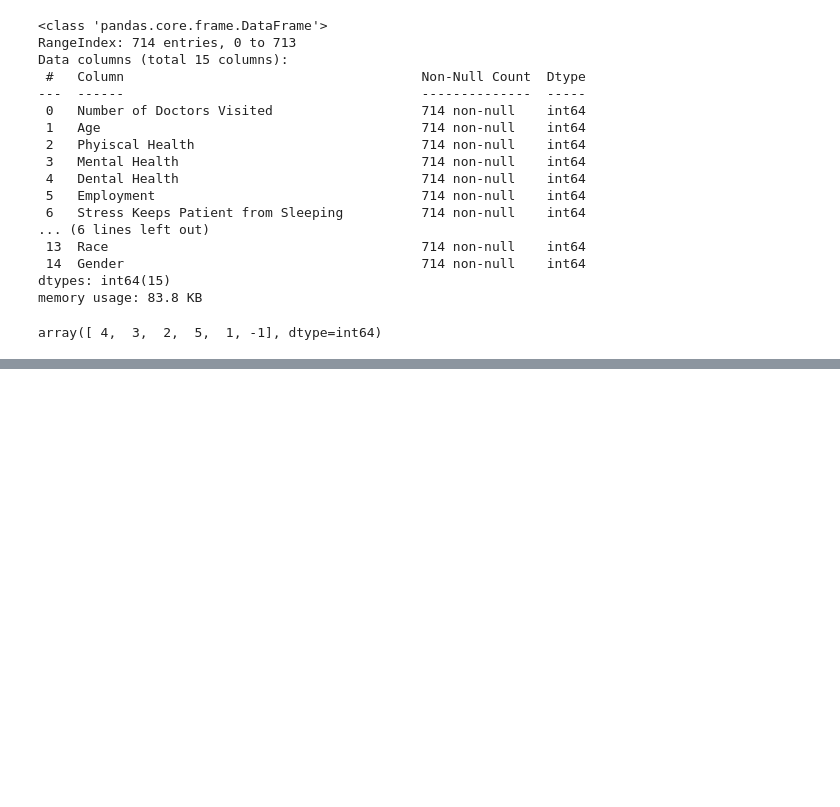
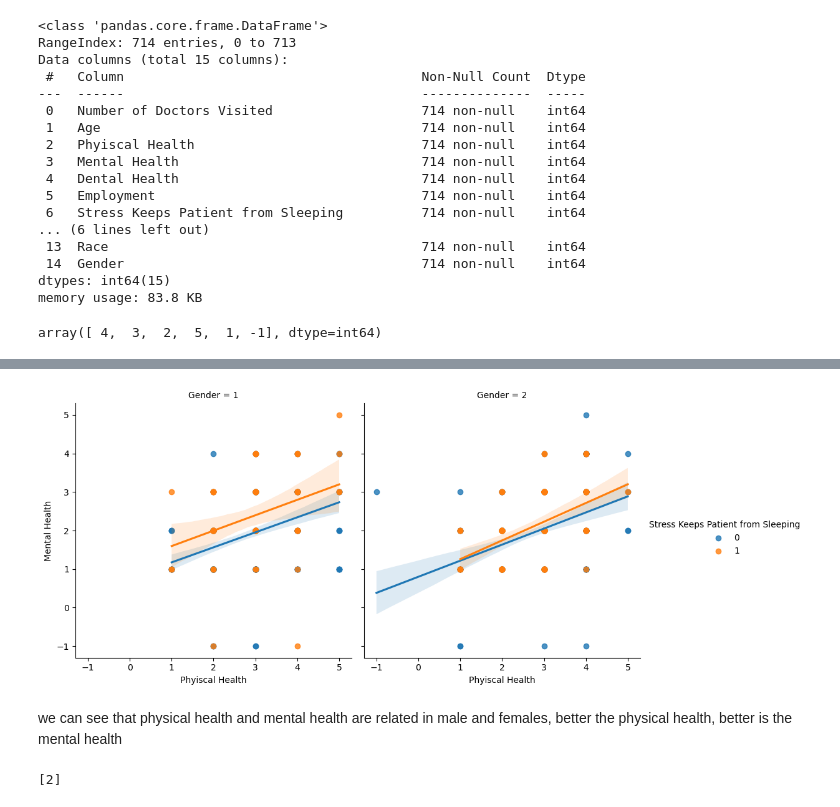
Before and after one commit to Graciele89/UCD_MachineLearning, a Jupyter notebook: early_data_analyses.ipynb, the cells around one changed output, grey strips where cells are left out. Saved outputs shown, nothing was run; the diff lists cells and outputs as text; code cells hidden in the pictures; blank space fills up the shorter version.

```diff
--- a/early_data_analyses.ipynb
+++ b/early_data_analyses.ipynb
@@ -184,0 +212,6 @@ array([ 4,  3,  2,  5,  1, -1], dtype=int64)
+# %%
+sns.lmplot(data=health, x='Phyiscal Health', y='Mental Health', hue='Stress Keeps Patient from Sleeping', col='Gender');
+# %% [output]
+[figure, added]
+# %% [markdown]
+we can see that physical health and mental health are related in male and females, better the physical health, better is the mental health
@@ -184,0 +223,5 @@ array([ 4,  3,  2,  5,  1, -1], dtype=int64)
+# %%
+unique_ages= health["Age"].unique()   # all interviewed were 65-80 years old
+print(unique_ages)
+# %% [output]
+[2]
```
Also changed, not shown: parts of 57 cells of this notebook.
